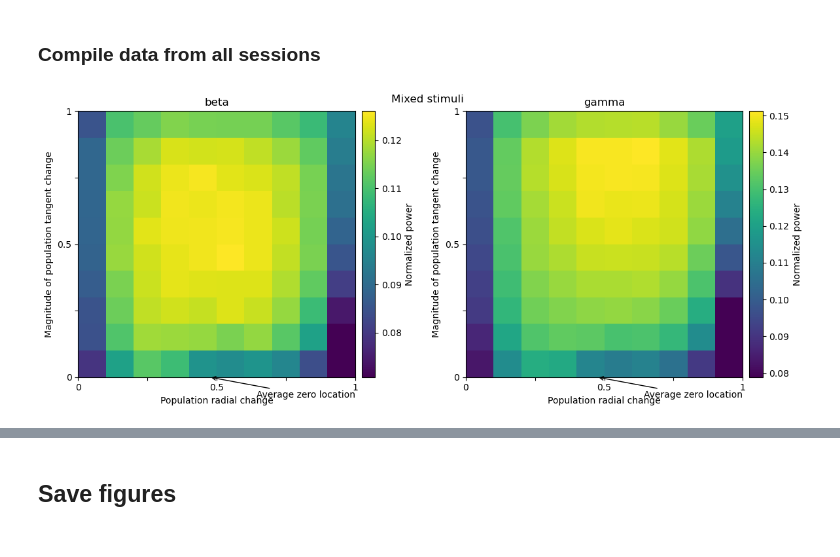
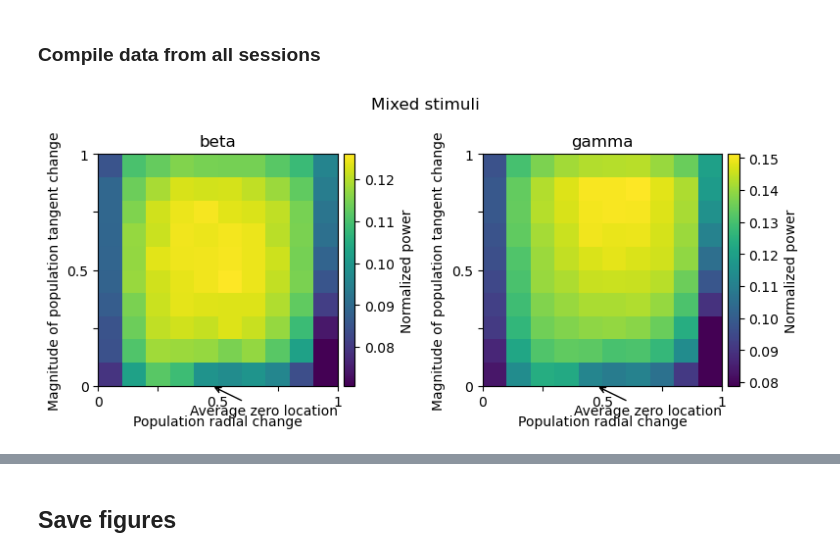
Before and after one commit to chenziao/Analyzing_Allen_Visual_Coding_Neuropixels_Dataset, a Jupyter notebook: notebooks/compile_power_heatmap.ipynb, the cells around one changed output, grey strips where cells are left out. Drawn from its saved outputs; the diff is of its cells as text; code cells hidden in the pictures.

```diff
--- a/notebooks/compile_power_heatmap.ipynb
+++ b/notebooks/compile_power_heatmap.ipynb
@@ -74,10 +78,17 @@ for session_id, power_ds in power_dss.items():
     idx_in_grid, (x_bins, y_bins), hist_count = quantize_nd([power_ds[x_var], power_ds[y_var]], n_bins=n_bins)
     power_avg, hist_count = statistic_in_grid(power, idx_in_grid, hist_counts=hist_count)
 
+    # power follows exponential distribution (Boltzmann distribution)
+    # increase importance by taking exponential like softmax normalization
+    power_std = np.std(power, axis=1)
+    power_softmax = statistic_in_grid(np.exp(power / power_std[:, None] / temperature),
+        idx_in_grid, hist_counts=hist_count)[0]
+
     heatmap_ds[session_id] = xr.Dataset(
         data_vars=dict(
             power=(('wave_band', 'x_bin', 'y_bin'), power_avg),
-            hist_count=(('x_bin', 'y_bin'), hist_count)
+            power_softmax=(('wave_band', 'x_bin', 'y_bin'), power_softmax),
+            hist_count=(('x_bin', 'y_bin'), hist_count),
         ),
         coords=dict(
             wave_band=power_ds.coords['wave_band'],
@@ -118,8 +129,11 @@ center_ds = xr.Dataset(
     )
 )
 center_weighted_ds = center_ds.copy(deep=True)
+peak_ds = xr.Dataset(dict(
+    power_peak=center_ds.lra_center.copy(),
+    softmax_peak=center_ds.lra_center.copy(),
+))
 # %%
-rank = 1
 bins = np.array(list(np.ndindex(*n_bins)))
 bins_idx = tuple(bins.T)
 bin_centers = (bins + 0.5) / n_bins
@@ -127,14 +141,20 @@ bin_centers = (bins + 0.5) / n_bins
 for i, session_id in enumerate(sessions):
     for w, wave_band in enumerate(wave_bands):
         hm_ds = heatmap_ds.sel(session=session_id, wave_band=wave_band)
-        power = hm_ds.power.values[tuple(bins.T)]
         hist_count = hm_ds.hist_count.values[tuple(bins.T)]
         idx = hist_count > 0
 
+        pk_ds = peak_ds.sel(session=session_id, wave_band=wave_band)
+        pk_ds.power_peak[:] = bin_centers[np.nanargmax(hm_ds.power)]
+        pk_ds.softmax_peak[:] = bin_centers[np.nanargmax(hm_ds.power_softmax)]
+
+        # power_weights = hm_ds.power.values[tuple(bins.T)]
+        power_weights = hm_ds.power_softmax.values[tuple(bins.T)]
+
         # weighted by power only
         ds = center_ds.sel(session=session_id, wave_band=wave_band)
-        ds.mass_center[:] = np.average(bin_centers[idx], weights=power[idx], axis=0)
-        C = np.cov(bin_centers[idx].T, aweights=power[idx])
+        ds.mass_center[:] = np.average(bin_centers[idx], weights=power_weights[idx], axis=0)
+        C = np.cov(bin_centers[idx].T, aweights=power_weights[idx])
         eigvals, eigvecs = np.linalg.eigh(C)
         ds.pc_axes[:] = (eigvecs * np.sqrt(eigvals)).T
         ds.power_lra[:] = LRA(hm_ds.power, rank=rank)
@@ -142,8 +162,8 @@ for i, session_id in enumerate(sessions):
 
         # weighted by power and count
         ds = center_weighted_ds.sel(session=session_id, wave_band=wave_band)
-        ds.mass_center[:] = np.average(bin_centers[idx], weights=power[idx] * hist_count[idx], axis=0)
-        C = np.cov(bin_centers[idx].T, fweights=hist_count[idx], aweights=power[idx])
+        ds.mass_center[:] = np.average(bin_centers[idx], weights=power_weights[idx] * hist_count[idx], axis=0)
+        C = np.cov(bin_centers[idx].T, fweights=hist_count[idx], aweights=power_weights[idx])
         eigvals, eigvecs = np.linalg.eigh(C)
         ds.pc_axes[:] = (eigvecs * np.sqrt(eigvals)).T
         ds.power_lra[:] = WLRA(hm_ds.power, weights=hm_ds.hist_count, rank=rank)
@@ -210,11 +184,11 @@ else:
 # Annotation kwargs for average zero location
 avg_zero_annot_kwargs = dict(
     x = dict(
-        xy = [0, 0], xytext = (1, -0.05),
+        xy = [0, 0], xytext = (1, -0.08),
         ha = 'right', va = 'top', rotation = 0
     ),
     y = dict(
-        xy = [0, 0], xytext = (-0.05, 0),
+        xy = [0, 0], xytext = (-0.08, 0),
         ha = 'right', va = 'bottom', rotation = 90
     )
 )
@@ -232,27 +206,27 @@ for ax, v in zip('xy', [x_var, y_var]):
 # %%
 nticks = 5  # number of ticks on the axes
 tick_locator = plt.LinearLocator(numticks=nticks)
 
 x_bins, y_bins = bin_edges.coords['x_bin'].values, bin_edges.coords['y_bin'].values
 
-fig, axs = plt.subplots(1, 2, figsize=figsize)
+fig1, axs = plt.subplots(1, 2, figsize=figsize)
 for ax, w in zip(axs, wave_bands):
     C = avg_pow.sel(wave_band=w).values
     vmin, vmax = range_by_iqr(C, n_iqr=n_iqr)
     pcm, _ = heatmap_in_grid(C, x_bins, y_bins, vmin=vmin, vmax=vmax,
         xticks_fmt='{:g}', yticks_fmt='{:g}', even_grid=False, ax=ax)
     plt.colorbar(mappable=pcm, ax=ax, label='Normalized power', pad=0.02)
     for kwargs in avg_zero_annot_kwargs.values():
         if kwargs is not None:
             ax.annotate(f'Average zero location', fontsize=10,
                 arrowprops=dict(arrowstyle='->', color='k'), **kwargs)
     ax.get_xaxis().set_major_locator(tick_locator)
     ax.get_yaxis().set_major_locator(tick_locator)
     ax.set_xlabel(xlabel)
     ax.set_ylabel(ylabel)
     ax.set_title(w)
-plt.tight_layout()
-fig.suptitle(format_text(combine_stimulus_name))
+fig1.suptitle(format_text(combine_stimulus_name))
+fig1.tight_layout()
 plt.show()
 # %% [output]
-[figure, old version]
+[figure, new version]
```
Also changed, not shown: parts of 6 cells of this notebook.
